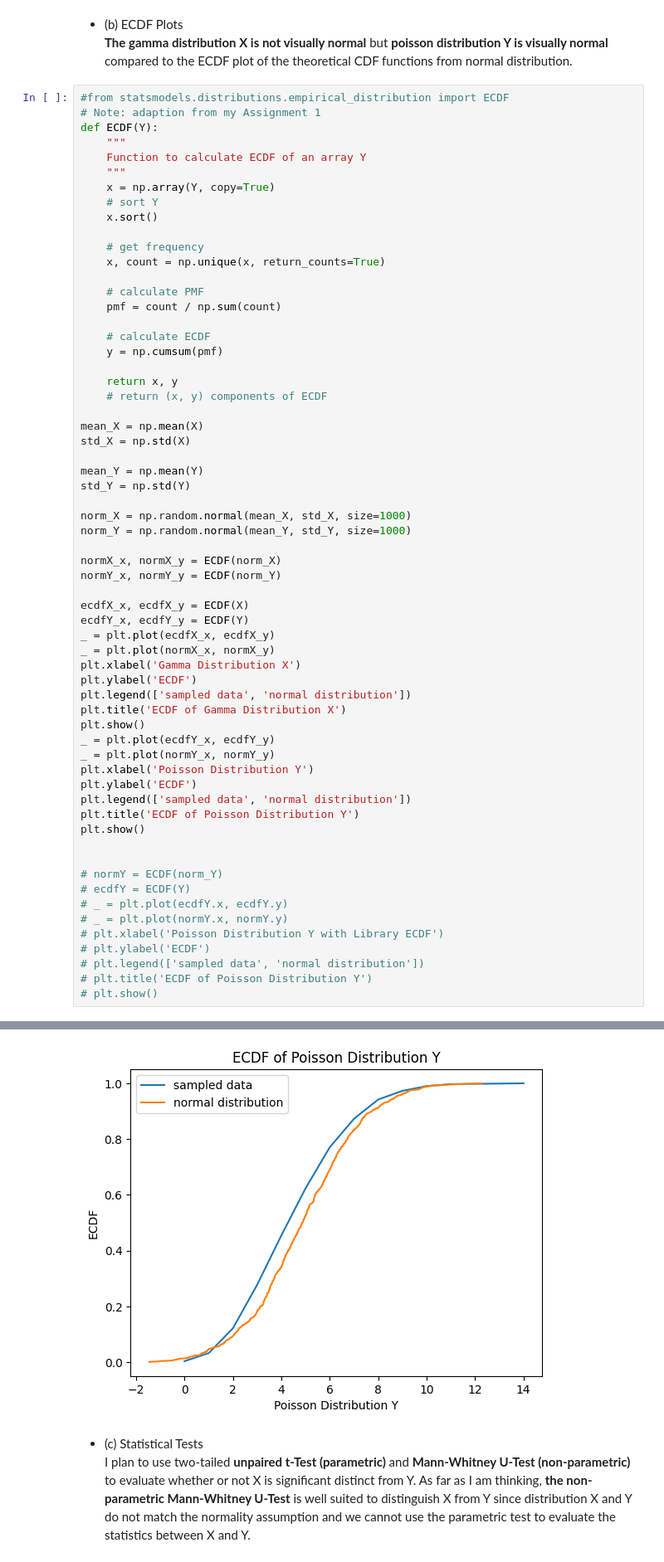
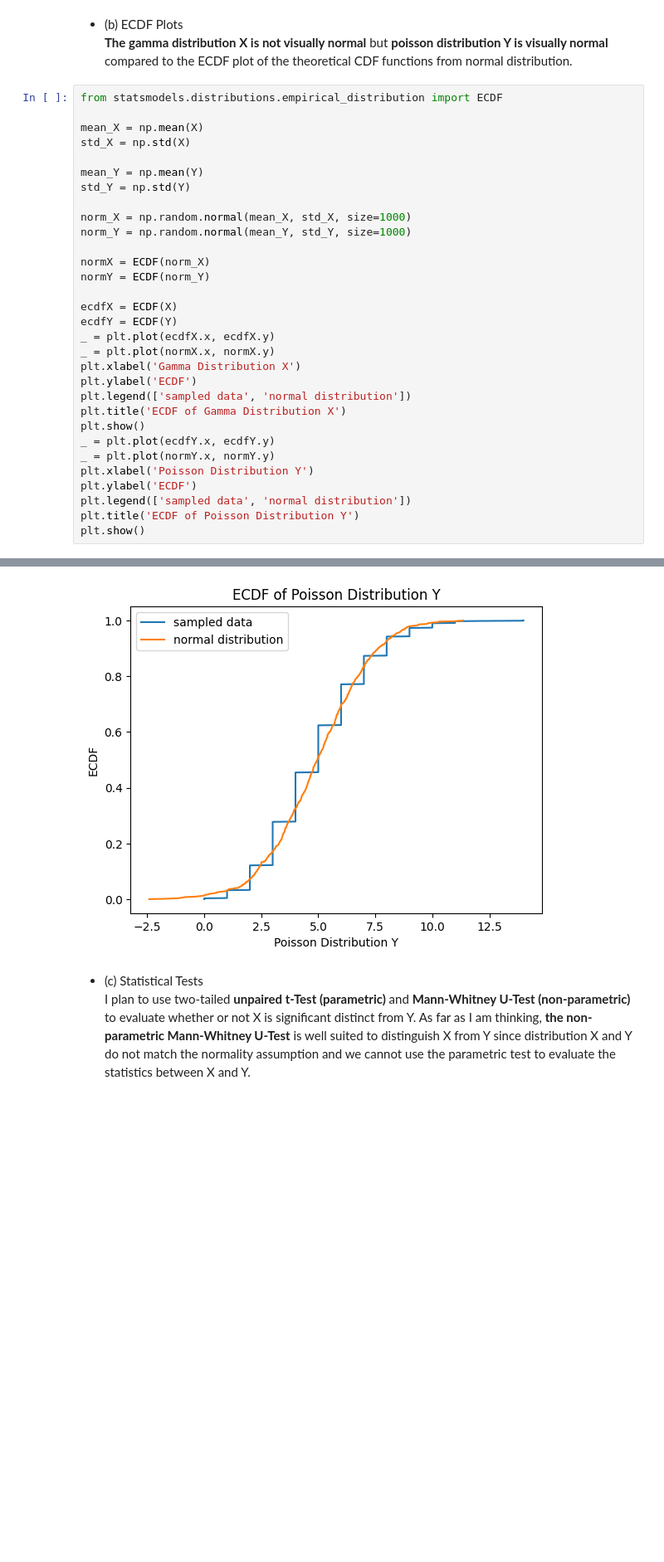
Before and after one commit to mikami520/MBP1201H-Biostats, a Jupyter notebook: Final Exam/FINAL_TEMPLATE.ipynb, the cells around one changed output, grey strips where cells are left out. Shown at 83% size. Cells and saved outputs as stored; diff of their text form; blank space fills up the shorter version.

```diff
--- a/Final Exam/FINAL_TEMPLATE.ipynb
+++ b/Final Exam/FINAL_TEMPLATE.ipynb
@@ -103,27 +102,7 @@ plt.show()
 - (b) ECDF Plots\
 **The gamma distribution X is not visually normal** but **poisson distribution Y is visually normal** compared to the ECDF plot of the theoretical CDF functions from normal distribution.
 # %%
-#from statsmodels.distributions.empirical_distribution import ECDF
-# Note: adaption from my Assignment 1
-def ECDF(Y):
-    """
-    Function to calculate ECDF of an array Y
-    """
-    x = np.array(Y, copy=True)
-    # sort Y
-    x.sort()
-
-    # get frequency
-    x, count = np.unique(x, return_counts=True)
-
-    # calculate PMF
-    pmf = count / np.sum(count)
-
-    # calculate ECDF
-    y = np.cumsum(pmf)
-
-    return x, y
-    # return (x, y) components of ECDF
+from statsmodels.distributions.empirical_distribution import ECDF
 
 mean_X = np.mean(X)
 std_X = np.std(X)
@@ -134,34 +113,23 @@ std_Y = np.std(Y)
 norm_X = np.random.normal(mean_X, std_X, size=1000)
 norm_Y = np.random.normal(mean_Y, std_Y, size=1000)
 
-normX_x, normX_y = ECDF(norm_X)
-normY_x, normY_y = ECDF(norm_Y)
+normX = ECDF(norm_X)
+normY = ECDF(norm_Y)
 
-ecdfX_x, ecdfX_y = ECDF(X)
-ecdfY_x, ecdfY_y = ECDF(Y)
-_ = plt.plot(ecdfX_x, ecdfX_y)
-_ = plt.plot(normX_x, normX_y)
+ecdfX = ECDF(X)
+ecdfY = ECDF(Y)
+_ = plt.plot(ecdfX.x, ecdfX.y)
+_ = plt.plot(normX.x, normX.y)
 plt.xlabel('Gamma Distribution X')
 plt.ylabel('ECDF')
 plt.legend(['sampled data', 'normal distribution'])
 plt.title('ECDF of Gamma Distribution X')
 plt.show()
-_ = plt.plot(ecdfY_x, ecdfY_y)
-_ = plt.plot(normY_x, normY_y)
+_ = plt.plot(ecdfY.x, ecdfY.y)
+_ = plt.plot(normY.x, normY.y)
 plt.xlabel('Poisson Distribution Y')
 plt.ylabel('ECDF')
 plt.legend(['sampled data', 'normal distribution'])
 plt.title('ECDF of Poisson Distribution Y')
 plt.show()
-
-
-# normY = ECDF(norm_Y)
-# ecdfY = ECDF(Y)
-# _ = plt.plot(ecdfY.x, ecdfY.y)
-# _ = plt.plot(normY.x, normY.y)
-# plt.xlabel('Poisson Distribution Y with Library ECDF')
-# plt.ylabel('ECDF')
-# plt.legend(['sampled data', 'normal distribution'])
-# plt.title('ECDF of Poisson Distribution Y')
-# plt.show()
 # %% [output]
@@ -169,4 +137,4 @@ plt.show()
-[figure, old version]
+[figure, new version]
 # %% [markdown]
 - (c) Statistical Tests\
 I plan to use two-tailed **unpaired t-Test (parametric)** and **Mann-Whitney U-Test (non-parametric)** to evaluate whether or not X is significant distinct from Y. As far as I am thinking, **the non-parametric Mann-Whitney U-Test** is well suited to distinguish X from Y since distribution X and Y do not match the normality assumption and we cannot use the parametric test to evaluate the statistics between X and Y.
```
Also changed, not shown: parts of 6 cells of this notebook.
